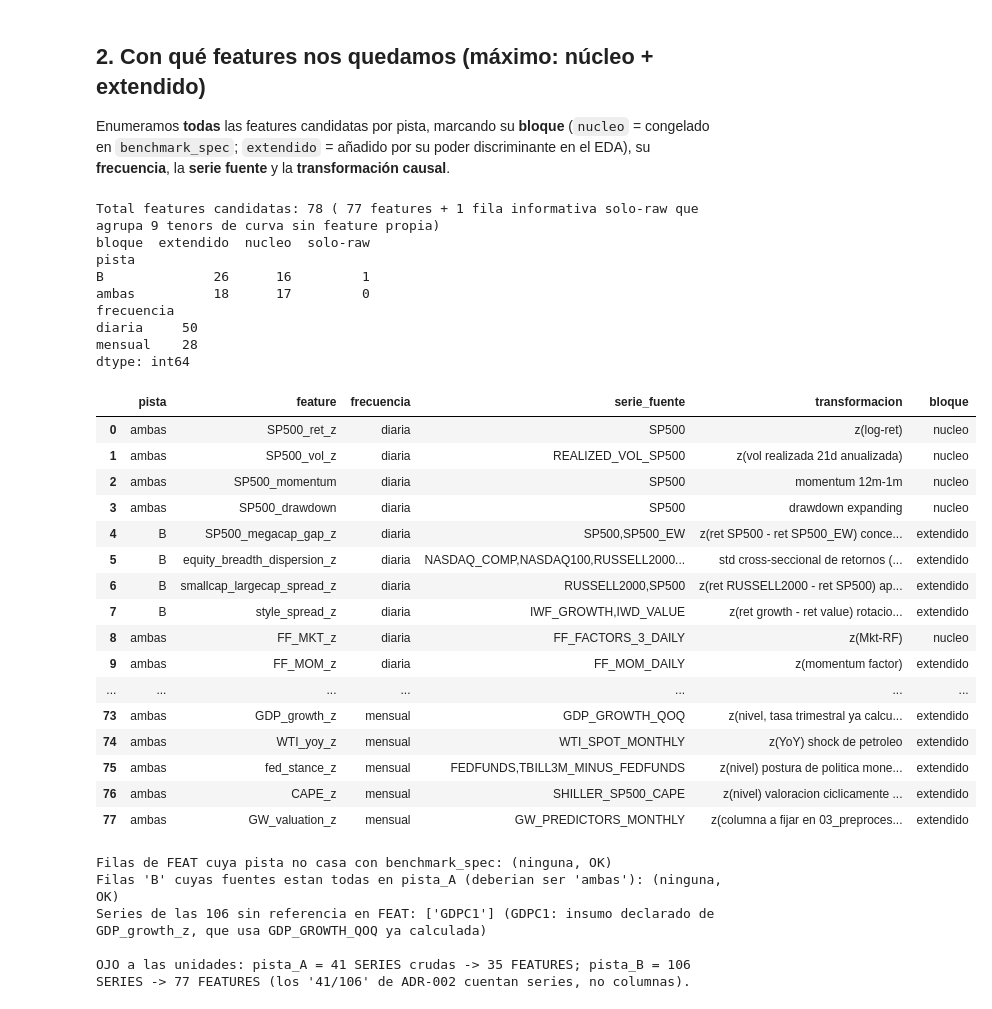
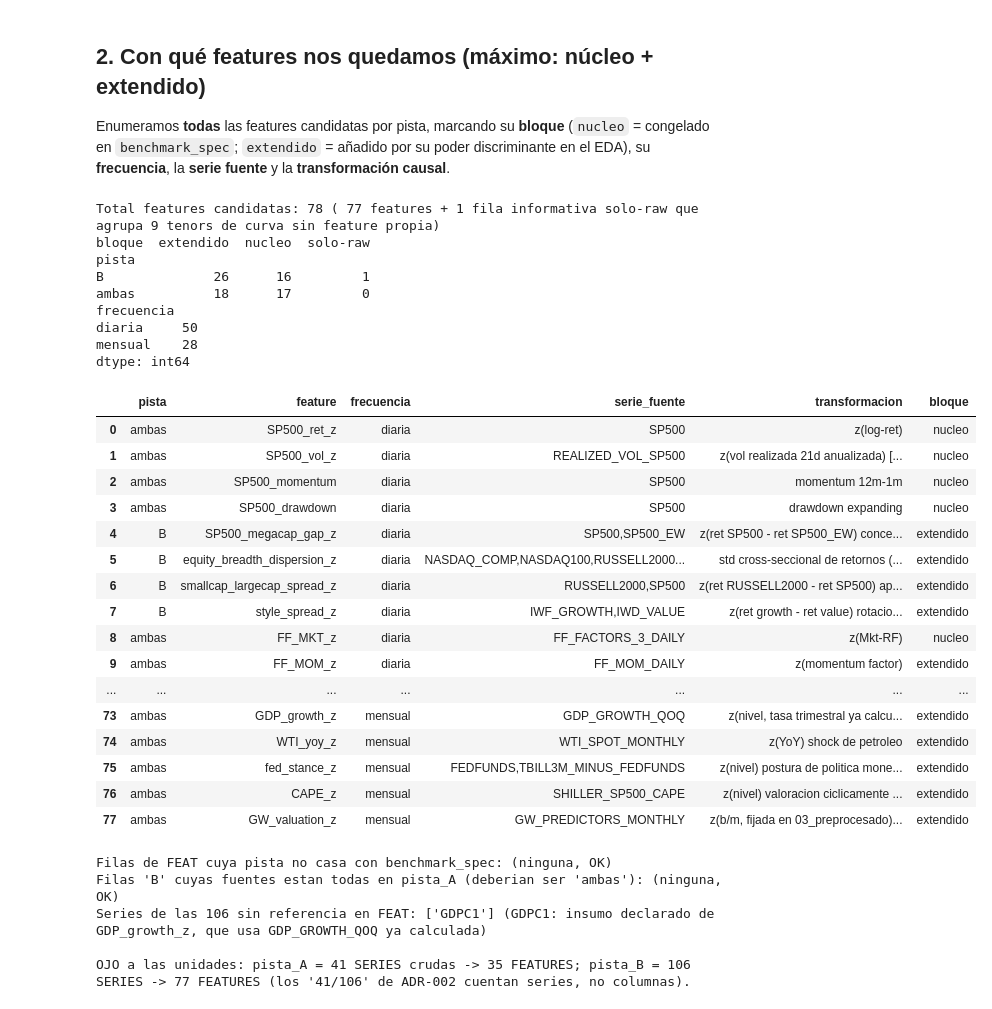
Before and after one commit to Romequinco/PRUEBAS_DETECCION_REGIMENES_DE_MERCADO_TFM, a Jupyter notebook: notebooks/02_diseno_preprocesado.ipynb, the cells around one changed output. Cells and saved outputs as stored; diff of their text form; code cells hidden in the pictures.

```diff
--- a/notebooks/02_diseno_preprocesado.ipynb
+++ b/notebooks/02_diseno_preprocesado.ipynb
@@ -69,7 +71,7 @@ Enumeramos **todas** las features candidatas por pista, marcando su **bloque** (
 FEAT = [
  # ================= ESPINA EQUITY ('ambas' = TODAS sus series fuente estan en las 41 de pista_A; 'B' = alguna solo en las 106 de pista_B) =================
  ('ambas','SP500_ret_z','diaria','SP500','z(log-ret)','nucleo'),
- ('ambas','SP500_vol_z','diaria','REALIZED_VOL_SP500','z(vol realizada 21d anualizada)','nucleo'),
+ ('ambas','SP500_vol_z','diaria','REALIZED_VOL_SP500','z(vol realizada 21d anualizada) [03 la calcula desde SP500 con la misma formula que la ingesta]','nucleo'),
  ('ambas','SP500_momentum','diaria','SP500','momentum 12m-1m','nucleo'),
  ('ambas','SP500_drawdown','diaria','SP500','drawdown expanding','nucleo'),
  ('B','SP500_megacap_gap_z','diaria','SP500,SP500_EW','z(ret SP500 - ret SP500_EW) concentracion megacap','extendido'),
@@ -80,8 +82,8 @@ FEAT = [
  # ================= FACTORES FAMA-FRENCH (ambas: 1926+; gobiernan el fin comun 2026-05-29 de A y B) =================
  ('ambas','FF_MKT_z','diaria','FF_FACTORS_3_DAILY','z(Mkt-RF)','nucleo'),
  ('ambas','FF_MOM_z','diaria','FF_MOM_DAILY','z(momentum factor)','extendido'),
- ('ambas','FF_industry_dispersion_z','diaria','FF_5_INDUSTRY','std cross-seccional 5 carteras industriales [en disco solo hay 1 cartera: ver §10]','extendido'),
- ('B','FF_MKT5_z','diaria','FF_FACTORS_5_DAILY','z(Mkt-RF, vintage 5-factor) [redundante con FF_MKT_z, contraste en 03]','extendido'),
+ ('ambas','FF_industry_dispersion_z','diaria','FF_5_INDUSTRY','z(std cross-seccional 5 carteras industriales) [ADR-003: ingesta con las 5 columnas]','extendido'),
+ ('B','FF_RMW_z','diaria','FF_FACTORS_5_DAILY','z(RMW) factor rentabilidad/calidad, flight-to-quality [ADR-003: sustituye a FF_MKT5_z, duplicado exacto de FF_MKT_z]','extendido'),
 
  # ================= CREDITO =================
  ('ambas','credit_BaaAaa_mensual_z','mensual','MOODYS_BAA,MOODYS_AAA','z(Baa-Aaa) credito profundo','nucleo'),
@@ -145,7 +147,7 @@ FEAT = [
  # ================= TIPIFICACION DE REGIMEN =================
  ('B','corr_spx_bond','diaria','SP500,TLT_TREASURY','corr rolling 60d (cambia de signo ~2000)','nucleo'),
 
- # ================= MACRO REAL (mensual, lag de publicacion + ffill) =================
+ # ================= MACRO REAL (mensual, lag de publicacion por serie [LAG_PUBLICACION] + ffill) =================
  ('ambas','INDPRO_yoy_z','mensual','INDPRO','z(YoY) produccion industrial','nucleo'),
  ('ambas','PPI_yoy_z','mensual','PPI_ALL_COMMODITIES','z(YoY) inflacion materias primas','nucleo'),
  ('ambas','PPI_fuels_yoy_z','mensual','PPI_FUELS','z(YoY) inflacion combustibles','extendido'),
@@ -154,40 +156,40 @@ FEAT = [
  ('ambas','CPI_yoy_z','mensual','CPIAUCSL','z(YoY) inflacion headline','nucleo'),
  ('ambas','CPI_core_yoy_z','mensual','CPILFESL','z(YoY) inflacion subyacente','nucleo'),
  ('ambas','PAYEMS_chg_z','mensual','PAYEMS','z(cambio 12m) nomina no agricola','nucleo'),
- ('B','ICSA_z','diaria','ICSA','z(nivel) peticiones semanales desempleo (ffill, semanal real)','nucleo'),
+ ('B','ICSA_z','diaria','ICSA','z(nivel) peticiones semanales desempleo (semanal; lag +5 dias al jueves de publicacion; as-of por columna)','nucleo'),
  ('B','CFNAI_z','mensual','CFNAI','z(nivel) indice actividad nacional Chicago Fed (spot)','nucleo'),
  ('B','CFNAIMA3_z','mensual','CFNAIMA3','z(nivel) idem, media movil 3m','extendido'),
  ('B','PMI_proxy_z','mensual','PMI_PROXY_PHILLY','z(nivel) proxy manufacturero regional','extendido'),
  ('ambas','UMCSENT_z','mensual','UMCSENT','z(nivel) sentimiento del consumidor (Michigan)','extendido'),
  ('ambas','HOUST_yoy_z','mensual','HOUST','z(YoY) inicios de vivienda','extendido'),
  ('ambas','MANEMP_yoy_z','mensual','MANEMP','z(YoY) empleo manufacturero','extendido'),
  ('ambas','GDP_growth_z','mensual','GDP_GROWTH_QOQ','z(nivel, tasa trimestral ya calculada) [GDPC1 = insumo, solo-raw]','extendido'),
  ('ambas','WTI_yoy_z','mensual','WTI_SPOT_MONTHLY','z(YoY) shock de petroleo','extendido'),
  ('ambas','fed_stance_z','mensual','FEDFUNDS,TBILL3M_MINUS_FEDFUNDS','z(nivel) postura de politica monetaria','extendido'),
 
  # ================= VALORACION / PRIMA DE RIESGO (mensual, muy profundo 1871+) =================
- ('ambas','CAPE_z','mensual','SHILLER_SP500_CAPE','z(nivel) valoracion ciclicamente ajustada (Shiller PE10) [en disco es el precio: ver §10]','extendido'),
- ('ambas','GW_valuation_z','mensual','GW_PREDICTORS_MONTHLY','z(columna a fijar en 03_preprocesado: b/m o D/P) prima de riesgo','extendido'),
+ ('ambas','CAPE_z','mensual','SHILLER_SP500_CAPE','z(nivel) valoracion ciclicamente ajustada (Shiller PE10; ADR-003: ingesta del PE10 real)','extendido'),
+ ('ambas','GW_valuation_z','mensual','GW_PREDICTORS_MONTHLY','z(b/m, fijada en 03_preprocesado) prima de riesgo','extendido'),
 ]
 FEAT=pd.DataFrame(FEAT,columns=['pista','feature','frecuencia','serie_fuente','transformacion','bloque'])
 print('Total features candidatas:',len(FEAT), '(', (FEAT.bloque!='solo-raw').sum(), 'features + 1 fila informativa solo-raw que agrupa 9 tenors de curva sin feature propia)')
 print(FEAT.groupby(['pista','bloque']).size().unstack(fill_value=0))
 print(FEAT.groupby(['frecuencia']).size())
 pd.set_option('display.max_rows',85,'display.max_colwidth',55,'display.width',220)
 FEAT
 # %% [output]
 Total features candidatas: 78 ( 77 features + 1 fila informativa solo-raw que agrupa 9 tenors de curva sin feature propia)
 bloque  extendido  nucleo  solo-raw
 pista
 B              26      16         1
 ambas          18      17         0
 frecuencia
 diaria     50
 mensual    28
 dtype: int64
 |  | pista | feature | frecuencia | serie_fuente | transformacion | bloque |
 | 0 | ambas | SP500_ret_z | diaria | SP500 | z(log-ret) | nucleo |
-| 1 | ambas | SP500_vol_z | diaria | REALIZED_VOL_SP500 | z(vol realizada 21d anualizada) | nucleo |
+| 1 | ambas | SP500_vol_z | diaria | REALIZED_VOL_SP500 | z(vol realizada 21d anualizada) [... | nucleo |
 | 2 | ambas | SP500_momentum | diaria | SP500 | momentum 12m-1m | nucleo |
 | 3 | ambas | SP500_drawdown | diaria | SP500 | drawdown expanding | nucleo |
 | 4 | B | SP500_megacap_gap_z | diaria | SP500,SP500_EW | z(ret SP500 - ret SP500_EW) conce... | extendido |
@@ -201,7 +203,7 @@ dtype: int64
 | 74 | ambas | WTI_yoy_z | mensual | WTI_SPOT_MONTHLY | z(YoY) shock de petroleo | extendido |
 | 75 | ambas | fed_stance_z | mensual | FEDFUNDS,TBILL3M_MINUS_FEDFUNDS | z(nivel) postura de politica mone... | extendido |
 | 76 | ambas | CAPE_z | mensual | SHILLER_SP500_CAPE | z(nivel) valoracion ciclicamente ... | extendido |
-| 77 | ambas | GW_valuation_z | mensual | GW_PREDICTORS_MONTHLY | z(columna a fijar en 03_preproces... | extendido |
+| 77 | ambas | GW_valuation_z | mensual | GW_PREDICTORS_MONTHLY | z(b/m, fijada en 03_preprocesado)... | extendido |
 # %%
 # Coherencia FEAT <-> benchmark_spec.yaml (fuente de verdad operativa, ADR-002):
 #  - fila 'ambas' => todas sus series fuente deben estar en las 41 de pista_A (y por tanto en B)
```
Also changed, not shown: parts of 10 cells of this notebook, 11 other files.
